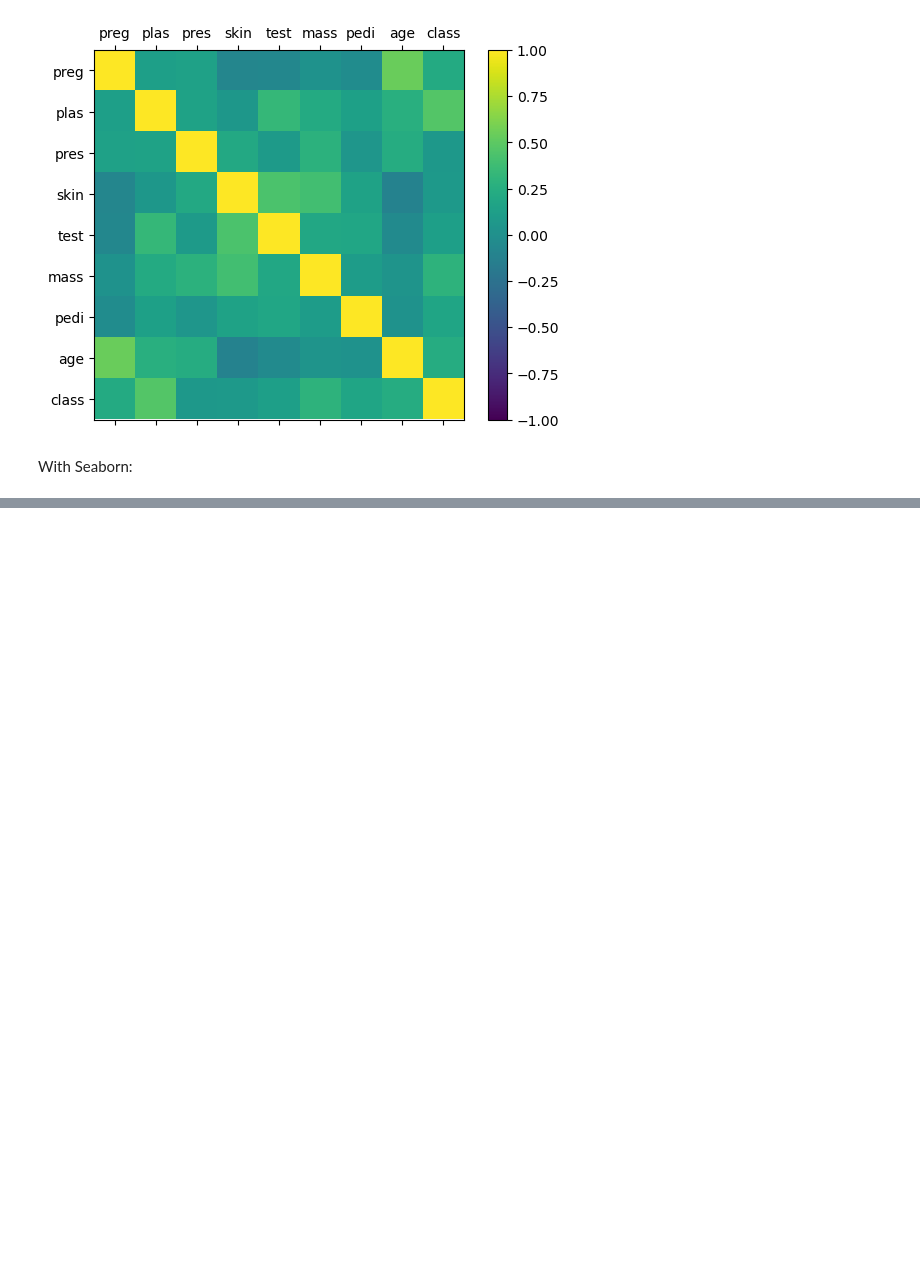
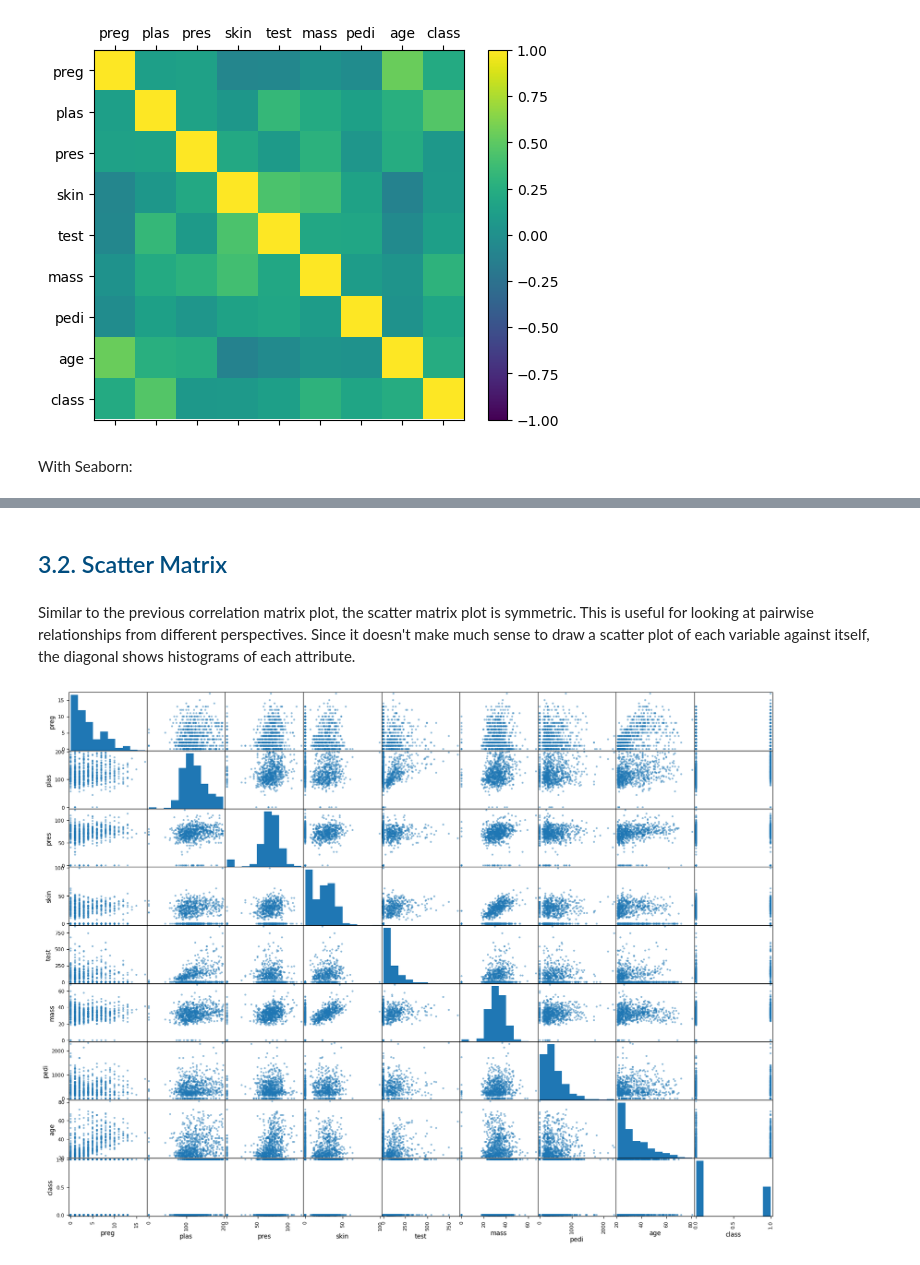
Before and after one commit to JonatanBadillo/Data-Science-with-Python, a Jupyter notebook: 2. Data Analysis/2.3. Data Visualization.ipynb, the cells around one changed output, grey strips where cells are left out. Cells and saved outputs as stored; diff of their text form; code cells hidden in the pictures; blank space fills up the shorter version.

```diff
--- a/2. Data Analysis/2.3. Data Visualization.ipynb
+++ b/2. Data Analysis/2.3. Data Visualization.ipynb
@@ -156,0 +160,14 @@ plt.title=()
+# %% [markdown]
+<a id="section32"></a>
+## <font color="#004D7F">3.2. Scatter Matrix</font>
+# %% [markdown]
+Similar to the previous correlation matrix plot, the scatter matrix plot is symmetric. This is useful for looking at pairwise relationships from different perspectives. Since it doesn't make much sense to draw a scatter plot of each variable against itself, the diagonal shows histograms of each attribute.
+# %%
+%matplotlib inline
+# Correlation matrix plotlib
+from pandas.plotting import scatter_matrix
+plt.rcParams["figure.figsize"] = [20,15]
+scatter_matrix(data)
+plt.show()
+# %% [output]
+[figure, added]
```
Also changed, not shown: parts of 1 cell of this notebook.
